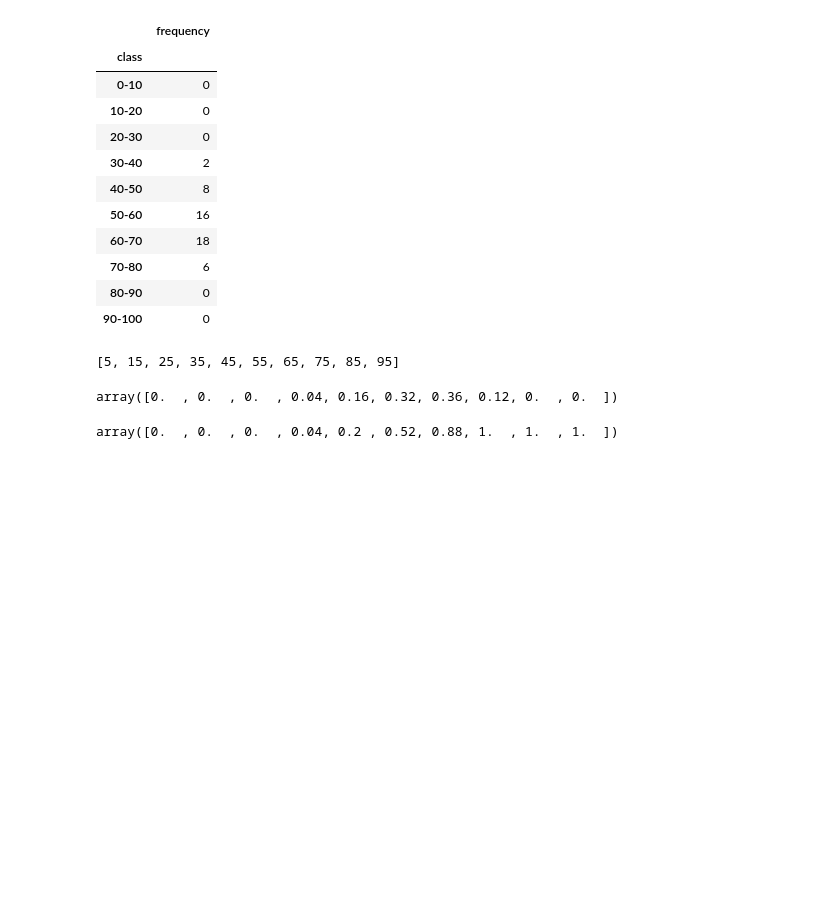
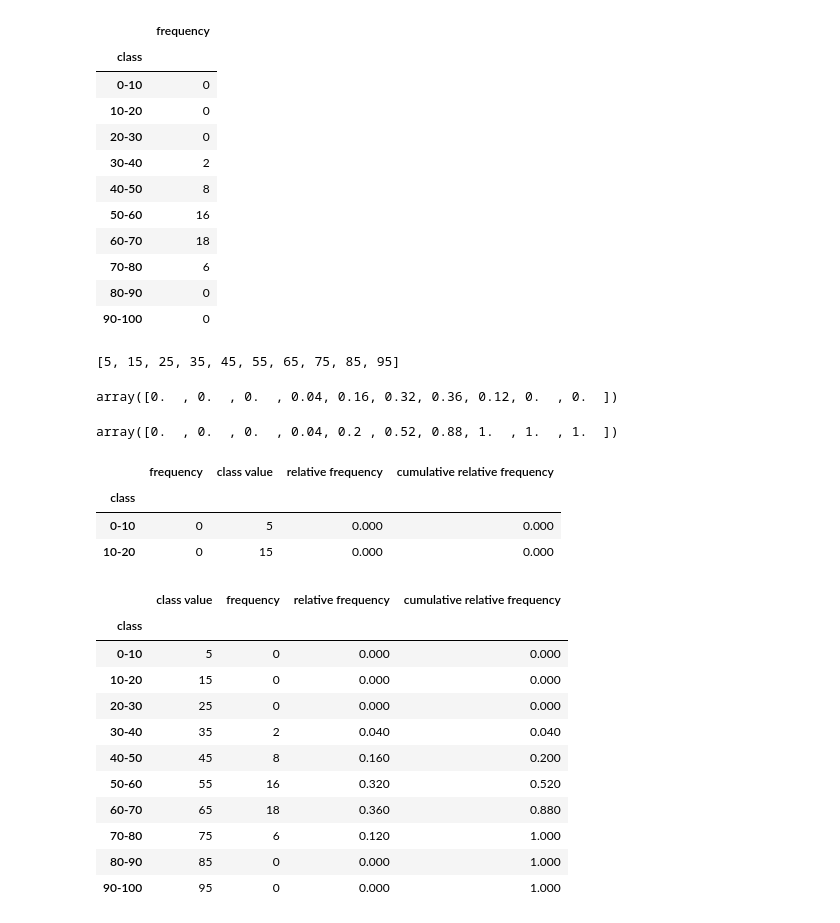
Before and after one commit to ThatHomr/python_ex_my, a Jupyter notebook: 08_데이터과학통계/ch02.ipynb, the cells around one changed output. Drawn from its saved outputs; the diff is of its cells as text; code cells hidden in the pictures; blank space fills up the shorter version.

```diff
--- a/08_데이터과학통계/ch02.ipynb
+++ b/08_데이터과학통계/ch02.ipynb
@@ -348,3 +348,31 @@ cum_rel_freq = np.cumsum(rel_freq)
 cum_rel_freq
 # %% [output]
 array([0.  , 0.  , 0.  , 0.04, 0.2 , 0.52, 0.88, 1.  , 1.  , 1.  ])
+# %%
+freq_dist_df['class value'] = class_value
+freq_dist_df['relative frequency'] = rel_freq
+freq_dist_df['cumulative relative frequency'] = cum_rel_freq
+freq_dist_df.head(2)
+# %% [output]
+|  | frequency | class value | relative frequency | cumulative relative frequency |
+| class |  |  |  |  |
+| 0-10 | 0 | 5 | 0.000 | 0.000 |
+| 10-20 | 0 | 15 | 0.000 | 0.000 |
+# %%
+freq_dist_df = freq_dist_df[['class value', 'frequency', 'relative frequency',
+       'cumulative relative frequency']]
+# %%
+freq_dist_df
+# %% [output]
+|  | class value | frequency | relative frequency | cumulative relative frequency |
+| class |  |  |  |  |
+| 0-10 | 5 | 0 | 0.000 | 0.000 |
+| 10-20 | 15 | 0 | 0.000 | 0.000 |
+| 20-30 | 25 | 0 | 0.000 | 0.000 |
+| 30-40 | 35 | 2 | 0.040 | 0.040 |
+| 40-50 | 45 | 8 | 0.160 | 0.200 |
+| 50-60 | 55 | 16 | 0.320 | 0.520 |
+| 60-70 | 65 | 18 | 0.360 | 0.880 |
+| 70-80 | 75 | 6 | 0.120 | 1.000 |
+| 80-90 | 85 | 0 | 0.000 | 1.000 |
+| 90-100 | 95 | 0 | 0.000 | 1.000 |
```
Also changed, not shown: parts of 8 cells of this notebook.
